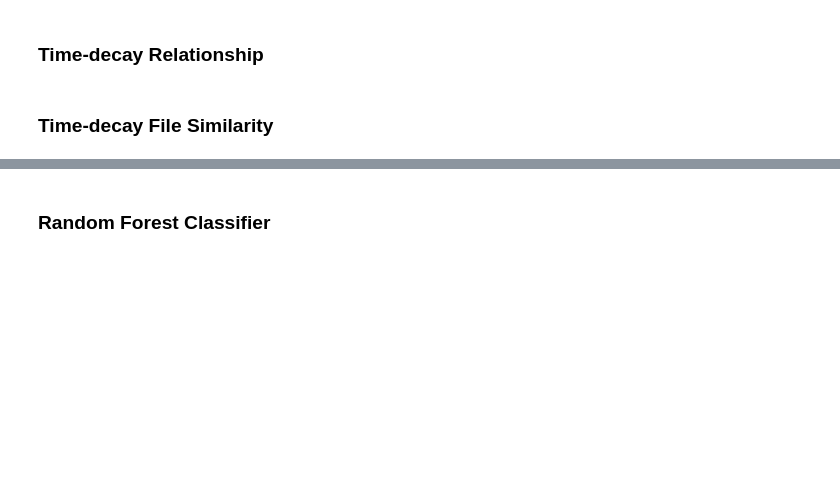
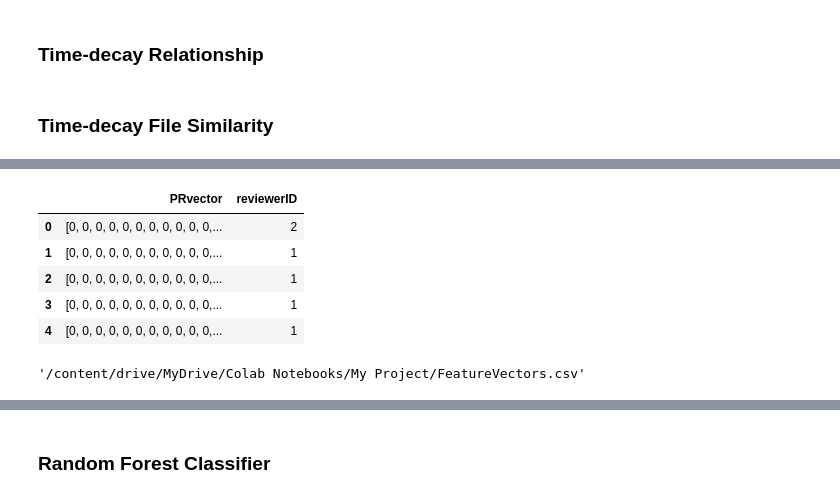
Before and after one commit to shivaZeymaran/TRFPre-code-reviewer-recommender, a Jupyter notebook: TRFPre.ipynb, the cells around one changed output, grey strips where cells are left out. Saved outputs shown, nothing was run; the diff lists cells and outputs as text; code cells hidden in the pictures; blank space fills up the shorter version.

Commit message:
Splitting test/train sets

```diff
--- a/TRFPre.ipynb
+++ b/TRFPre.ipynb
@@ -183,0 +171,5 @@ print("Number of reviewers in whole project:", len(all_reviewers))
+# %%
+all_reviewers = ['917', '642', '261', '494', '1549', '543', '97', '233', '995', '1179', '1205', '927', '1689', '335', '67', '693', '2170', '1228', '1192', '706', '34', '1155', '838', '1247', '8', '1816', '2230', '845', '2472', '612', '2458', '518', '191', '4', '5', '6', '1216', '512', '385', '679', '7', '1009', '1699', '970', '688', '24', '236', '490', '357', '100', '964', '1', '209', '1030', '2284', '161', '941', '452', '112', '321', '1456', '360', '616', '1132', '330', '979', '2325', '475', '447', '866', '2', '308', '704', '2035', '70', '2243']
+
+print("All Reviewers in project:", all_reviewers)
+print("Number of Reviewers in whole project:", len(all_reviewers))
@@ -244,0 +243,32 @@ def cal_decayFileSimilarity(pull_reqs, cur_time, test_pr):
+# %%
+# For all PRs we should extract PRvector and save this and reviewer ID into a dataframe for future use
+
+vectors = []
+labels = []
+
+for t in range(0, len(final_data)):
+
+  prev_pulls = final_data[0:t]
+  cur_pull = final_data[t]
+
+  # list of PRs that submitted by the owner of this PR in trainset
+  OS = [pr for pr in prev_pulls if (pr['ownerId'] == cur_pull['ownerId'])]
+
+  cur_time = cur_pull['time']
+
+  # Calculating time-decaying Relationship
+  PRvector = [cal_decayRelation(find_PRlist(OS, rev, cur_time), cur_time) for rev in all_reviewers]
+
+  # Calculating time-decaying File Similarity
+  PRvector.extend([cal_decayFileSimilarity(find_PRlist(prev_pulls, rev, cur_time), cur_time, cur_pull) for rev in all_reviewers])
+
+  if t % 200 == 0:
+    print("PR Vector #", t, ": ", PRvector)
+
+  # Save to dataframe
+  vectors.append(PRvector)
+  labels.append(cur_pull['reviewersId'][0])
+
+
+print("PR vector size:", len(all_reviewers), "is equal to: 2 *", len(all_reviewers), "=", 2*len(all_reviewers))
+print(len(vectors), len(labels))
@@ -244,0 +293,13 @@ def cal_decayFileSimilarity(pull_reqs, cur_time, test_pr):
+# %%
+# Create a dataframe of vectors and labels(reviewerIDs)
+df = pd.DataFrame()
+df['PRvector'] = vectors
+df['reviewerID'] = labels
+df.head()
+# %% [output]
+|  | PRvector | reviewerID |
+| 0 | [0, 0, 0, 0, 0, 0, 0, 0, 0, 0, 0,... | 2 |
+| 1 | [0, 0, 0, 0, 0, 0, 0, 0, 0, 0, 0,... | 1 |
+| 2 | [0, 0, 0, 0, 0, 0, 0, 0, 0, 0, 0,... | 1 |
+| 3 | [0, 0, 0, 0, 0, 0, 0, 0, 0, 0, 0,... | 1 |
+| 4 | [0, 0, 0, 0, 0, 0, 0, 0, 0, 0, 0,... | 1 |
@@ -244,0 +309,7 @@ def cal_decayFileSimilarity(pull_reqs, cur_time, test_pr):
+# %%
+# Save dataframe into Drive
+src = "./dataframe.csv"
+dst = "/content/drive/MyDrive/Colab Notebooks/My Project/FeatureVectors.csv"
+shutil.move(src, dst)
+# %% [output]
+'/content/drive/MyDrive/Colab Notebooks/My Project/FeatureVectors.csv'
```
Also changed, not shown: parts of 20 cells of this notebook.
